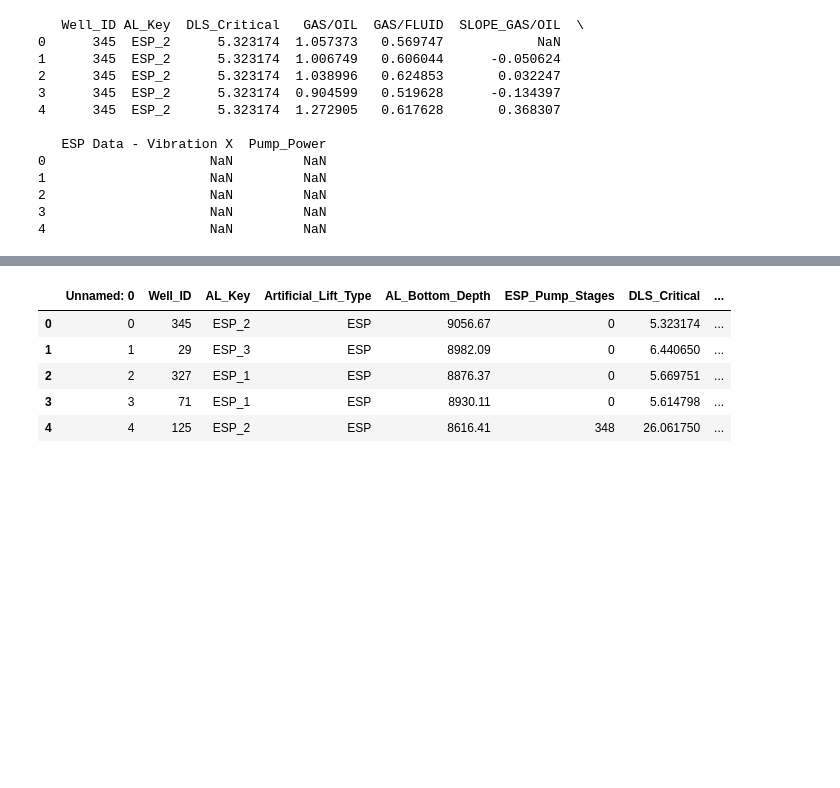
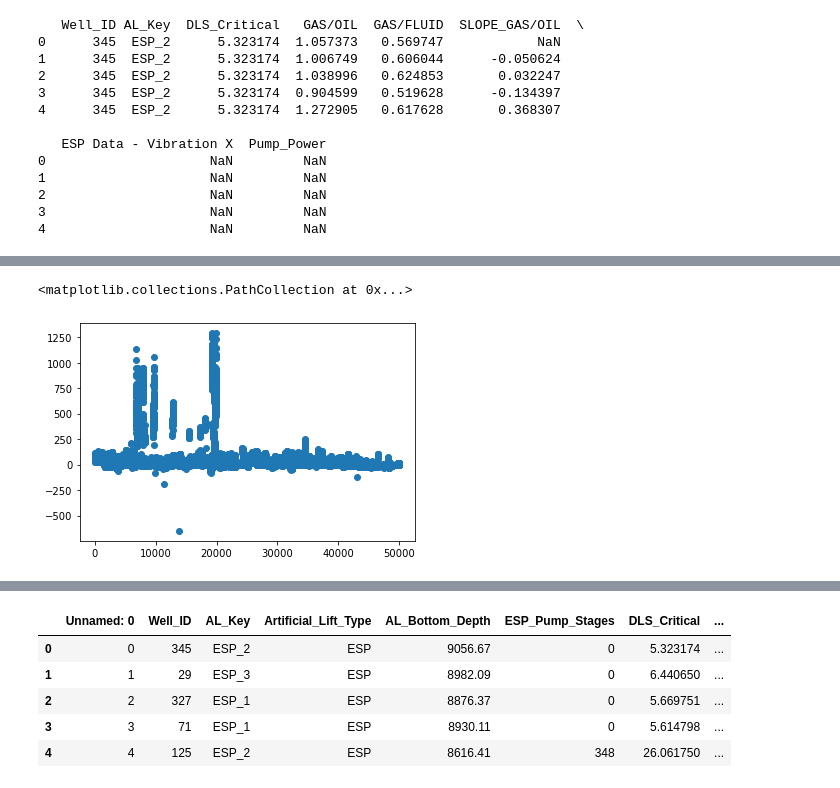
Before and after one commit to BenStormer/Hackalopes-Cleaned, a Jupyter notebook: data_viz.ipynb, the cells around one changed output, grey strips where cells are left out. Cells and saved outputs as stored; diff of their text form; code cells hidden in the pictures; blank space fills up the shorter version.

```diff
--- a/data_viz.ipynb
+++ b/data_viz.ipynb
@@ -194,3 +197,24 @@ print(min_viable.head())
 2                     NaN         NaN
 3                     NaN         NaN
 4                     NaN         NaN
+# %%
+# Most essential data to include in a minimum viable prototype
+min_viable2 = combined_data.drop(columns=['Artificial_Lift_Type',
+       'AL_Bottom_Depth', 'ESP_Pump_Stages',
+       'ESP_Motor_Frequency_Rating', 'ESP_Motor_Current_Rating',
+       'ESP_Motor_Voltage_Rating', 'ESP_Motor_Power_Rating',
+       'DLS_at_Set_Depth', 'GAS', 'WATER', 'ARTIFICIAL_LIFT',
+       'DOWN_TIME_HOURS', 'ESP Data - Drive Current',
+       'ESP Data - Drive Voltage', 'ESP Data - Intake Pressure',
+       'ESP Data - Motor Temperature Shutdown Setpoint',
+       'ESP Data - Motor Winding Temperature', 'ESP Data - Output Frequency',
+       'Startup_Count', 'Oil_Intake', 'Water_Intake',
+       'Gas_Intake', 'Liquid_Intake', 'Gas_Saturation_at_Intake',
+       'Gas_Separator_Efficiency', 'Gas_through_Annulus_Intake',
+       'Gas_through_ESP_Intake', 'Gas_through_Annulus', 'Gas_through_ESP',
+       'Discharge_Pressure', 'ESP_Fluid',
+       'Gas_Saturation_at_Discharge', 'Pump_Delta_Pressure',
+       'Pump_Average_Pressure', 'Gas_Saturation_in_Pump',
+       'Drive_Power', 'Power_Difference', 'ESP_Temperature',
+       'Lower_Limit', 'Failed'])
+print(min_viable2.head())
@@ -205,0 +315,12 @@ Text(0.5, 1.0, 'Completeness of New Dataset')
+# %%
+# print(min_viable2.head())
+df_mice = min_viable2.copy(deep=True)                         # make a deep copy of the DataFrame
+df_mice.drop(columns=["Well_ID", "AL_Key"], inplace=True)
+count = np.isinf(df_mice).values.sum()
+print("It contains " + str(count) + " infinite values")
+df_mice.replace([np.inf, -np.inf], np.nan, inplace=True)
+count = np.isinf(df_mice).values.sum()
+print("It contains " + str(count) + " infinite values")
+mice_imputer = IterativeImputer()
+df_mice.iloc[:,:] = mice_imputer.fit_transform(df_mice)
+print(df_mice.head(20))
@@ -205,0 +345,5 @@ Text(0.5, 1.0, 'Completeness of New Dataset')
+# %%
+plt.scatter(range(len(df_mice)), df_mice["ESP Data - Vibration X"])
+# %% [output]
+<matplotlib.collections.PathCollection at 0x...>
+[figure, added]
```
Also changed, not shown: parts of 11 cells of this notebook.
